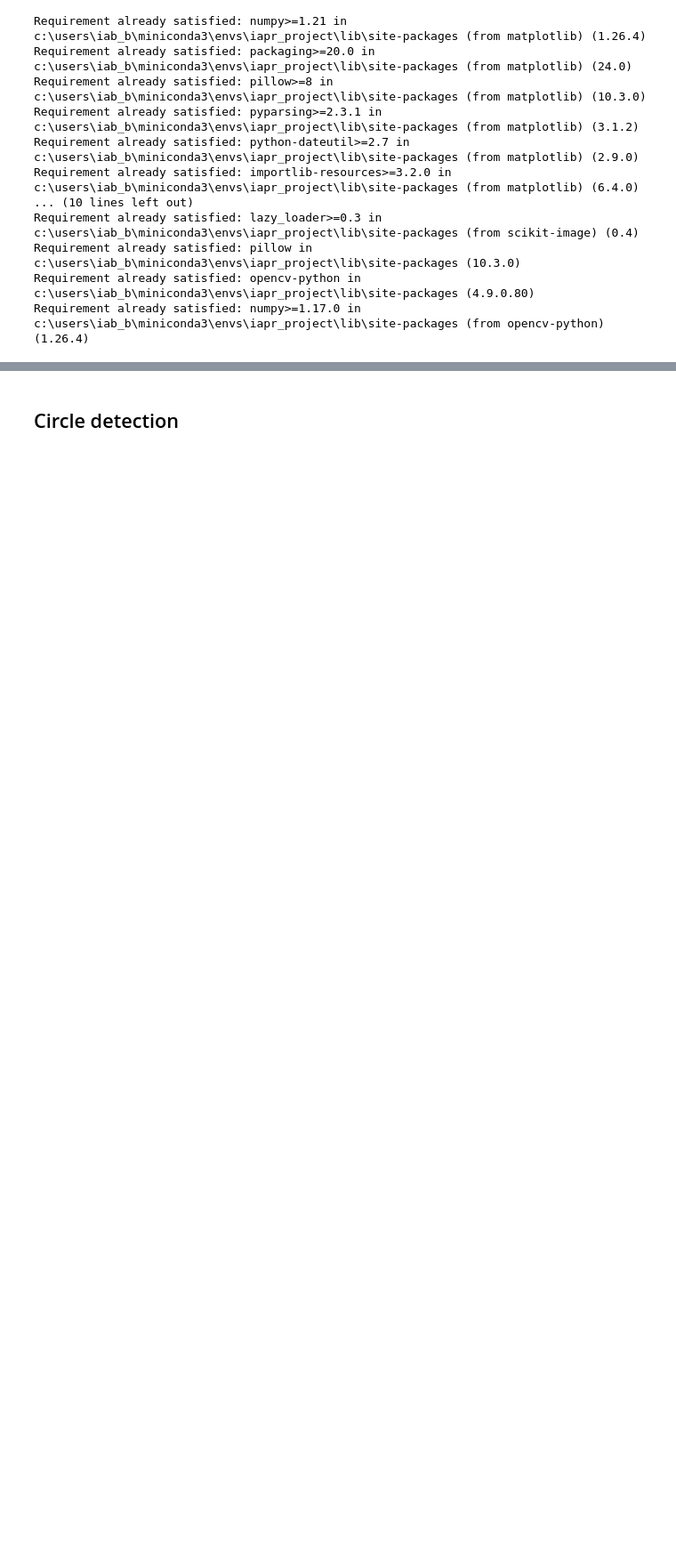
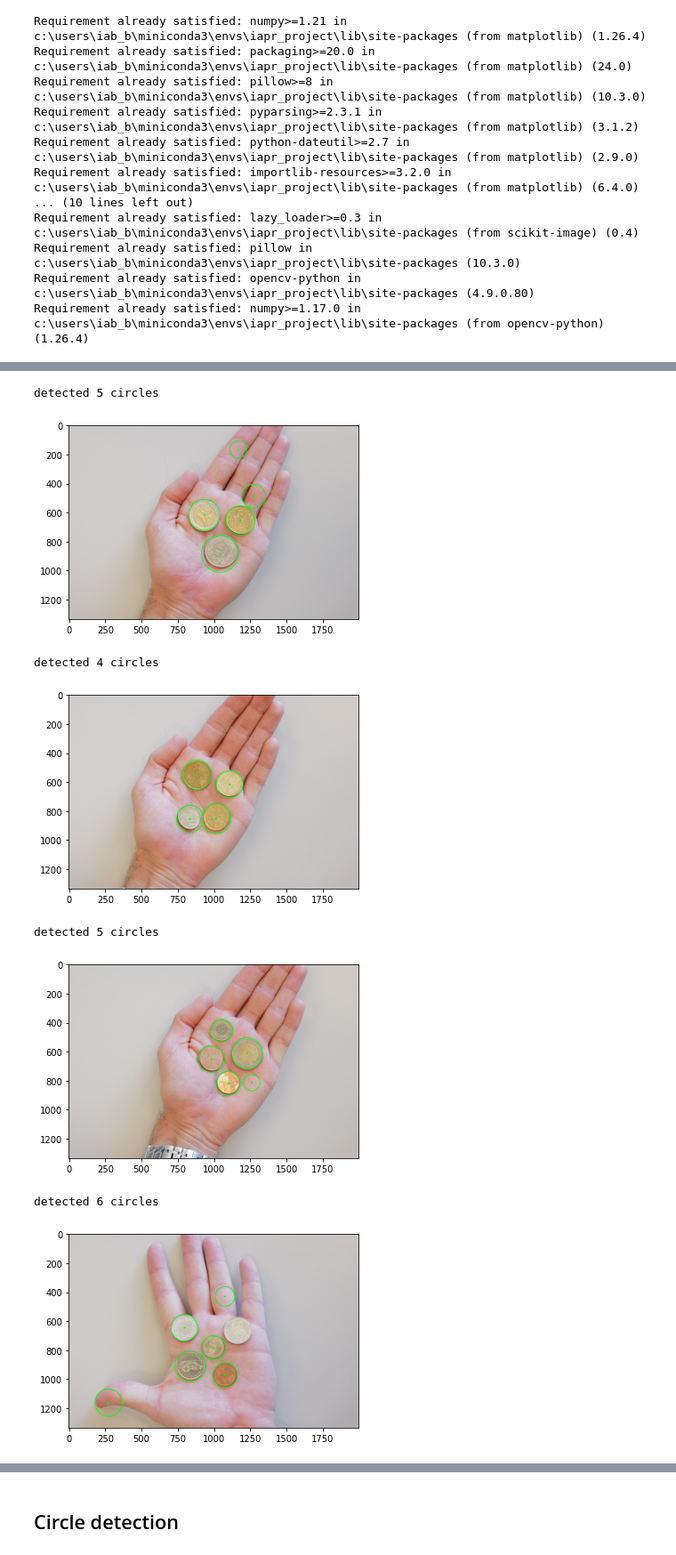
Before and after one commit to antoineschutz/IMANARECO1, a Jupyter notebook: project/project_antoine_branca.ipynb, the cells around one changed output, grey strips where cells are left out. Shown at 89% size. Cells and saved outputs as stored; diff of their text form; code cells hidden in the pictures; blank space fills up the shorter version.

```diff
--- a/project/project_antoine_branca.ipynb
+++ b/project/project_antoine_branca.ipynb
@@ -64,0 +95,57 @@ def loadImageOfType(type: ImageType, downsample: int = 1, grayscale: bool = Fals
+# %%
+# d = "./data/train/1. neutral_bg//"
+# d = "./data/train/2. noisy_bg///"
+d = "./data/train/3. hand///"
+# d = "./data/test//"
+for f in os.listdir(d):
+
+# img = cv.imread("./data/train/2. noisy_bg////L1010325.JPG")[::3, ::3].astype(np.uint8)
+	img = cv.imread(f"{d}/{f}")[::3, ::3].astype(np.uint8)
+	# img[:, :, 1] = 0
+
+	output = img.copy()
+	output[:, :, 0] = img[:, :, 2]
+	output[:, :, 2] = img[:, :, 0]
+	img[:, :, 2] = 0
+	t = 160
+	# mask = (img[:, :, 0] > t) & (img[:, :, 1] > t) &(img[:, :, 2] > t)
+
+	# img[mask] = 0
+
+	# plt.imshow(img)
+	# plt.show()
+
+
+	gray = cv.blur(cv.cvtColor(img, cv.COLOR_BGR2GRAY), (8, 8))
+
+	# canny = cv.Canny(gray, 100, 200)
+	# plt.imshow(canny, cmap="gray")
+	# plt.show()
+
+	# detect circles in the image
+	circles = cv.HoughCircles(gray, cv.HOUGH_GRADIENT_ALT, dp=1, minDist = 50, minRadius=50, maxRadius=200, param1=5, param2=0.6)
+	# ensure at least some circles were found
+	if circles is not None:
+# convert the (x, y) coordinates and radius of the circles to integers
+		circles = np.round(circles[0, :]).astype("int")
+		circles = filter_circles(circles)
+		print(f"detected {len(circles)} circles")
+		# loop over the (x, y) coordinates and radius of the circles
+		for (x, y, r) in circles:
+			# print(x, y, r)
+			# draw the circle in the output image, then draw a rectangle
+				# corresponding to the center of the circle
+			cv.circle(output, (x, y), r, (0, 255, 0), 4)
+			cv.rectangle(output, (x - 5, y - 5), (x + 5, y + 5), (0, 255, 0), -1)
+		# show the output image
+	plt.imshow(output)
+	plt.show()
+# %% [output]
+detected 5 circles
+[figure, added]
+detected 4 circles
+[figure, added]
+detected 5 circles
+[figure, added]
+detected 6 circles
+[figure, added]
```
Also changed, not shown: parts of 4 cells of this notebook.
